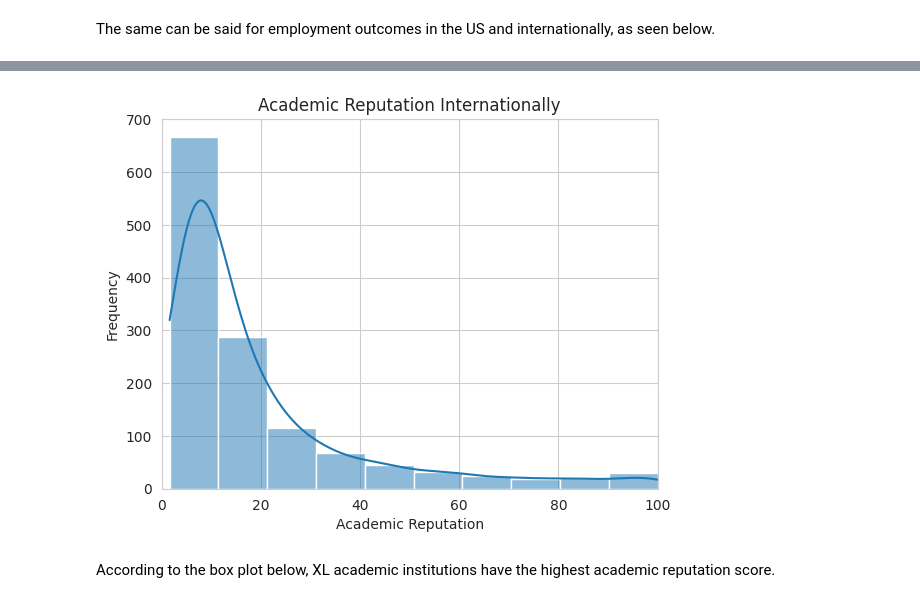
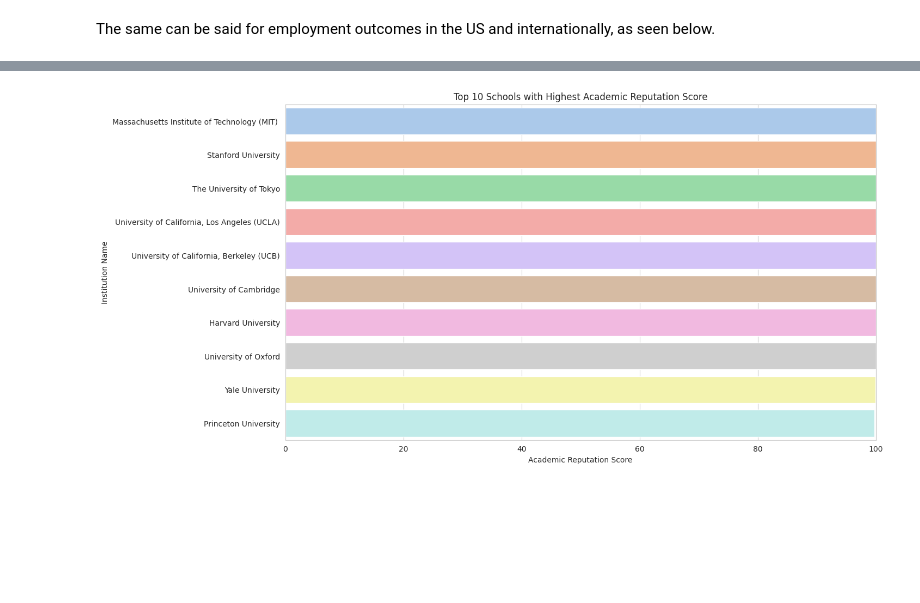
Before and after one commit to thezachdrake/UMD-INST760-Summer2024, a Jupyter notebook: notebooks/Murano-Notebook.ipynb, the cells around one changed output, grey strips where cells are left out. Drawn from its saved outputs; the diff is of its cells as text; code cells hidden in the pictures; blank space fills up the shorter version.

```diff
--- a/notebooks/Murano-Notebook.ipynb
+++ b/notebooks/Murano-Notebook.ipynb
@@ -286,0 +241,17 @@ The next visualization examines coorelation between the sustainability score and
+# %%
+df['school_location'] = df['location'].apply(lambda x: 'US' if x == 'US' else 'International')
+
+sns.set_style('whitegrid')
+g = sns.FacetGrid(df, col='school_location', height=5, aspect=1.5)
+g.map(sns.histplot, 'academic_reputation', kde=True, bins=10)
+
+g.set_axis_labels('Academic Reputation', 'Frequency')
+g.set_titles('{col_name} Schools')
+g.fig.suptitle('Distribution of Academic Reputation: US vs International Schools', y=1.03)
+
+g.set(xlim=(0, 100))
+
+for ax in g.axes.flat:
+    ax.set_yscale('log')
+
+plt.show()
@@ -306,0 +324,9 @@ plt.show()
+# %%
+df = pd.get_dummies(df, columns=['size'])
+score_columns = df.select_dtypes(include=['float64']).columns
+correlations = df[['size_S', 'size_M', 'size_L', 'size_XL'] + list(score_columns)].corr().iloc[:4, 4:]
+plt.figure(figsize=(15, 6))
+sns.heatmap(correlations, annot=True, cmap='coolwarm', vmin=-1, vmax=1, center=0, fmt='.2f')
+plt.title('Correlation of University Sizes with Scored Factors')
+plt.tight_layout()
+plt.show()
@@ -307,12 +381,14 @@ plt.show()
 # %%
-sns.set_style('whitegrid')
-sns.histplot(x='academic_reputation', data=df[int_schools], kde=True, bins=10)
-plt.title('Academic Reputation Internationally')
-plt.xlabel('Academic Reputation')
-plt.ylabel('Frequency')
+top_aca_rep_schools = df.sort_values(by='academic_reputation', ascending=False)
+
+top_10_schools = top_aca_rep_schools[['institution_name', 'academic_reputation']].head(10)
+
+plt.figure(figsize=(14, 8))
+sns.barplot(x='academic_reputation', y='institution_name', data=top_10_schools, palette='pastel', hue='institution_name')
+plt.title('Top 10 Schools with Highest Academic Reputation Score')
+plt.xlabel('Academic Reputation Score')
+plt.ylabel('Institution Name')
 plt.xlim(0, 100)
 plt.show()
 # %% [output]
-[figure, old version]
+[figure, new version]
-# %% [markdown]
-According to the box plot below, XL academic institutions have the highest academic reputation score.
```
Also changed, not shown: parts of 44 cells of this notebook.
